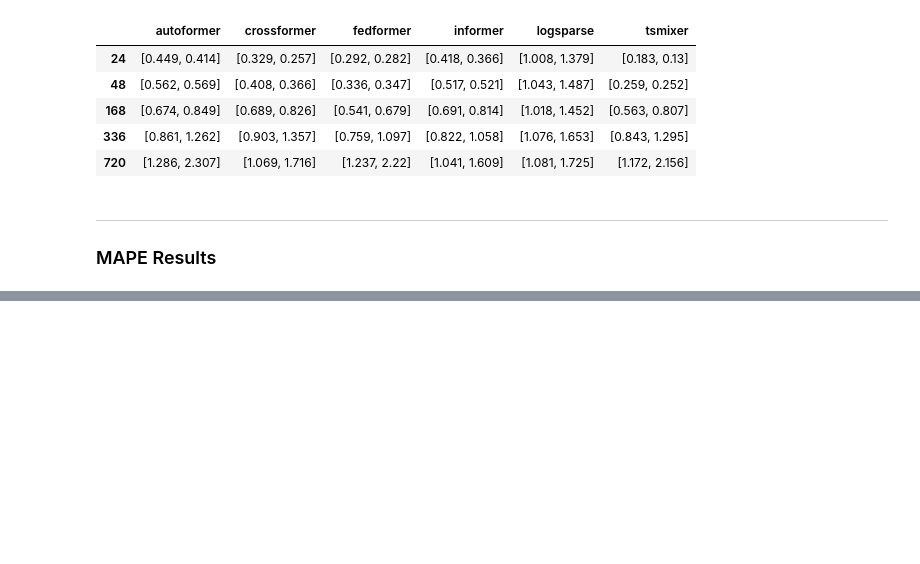
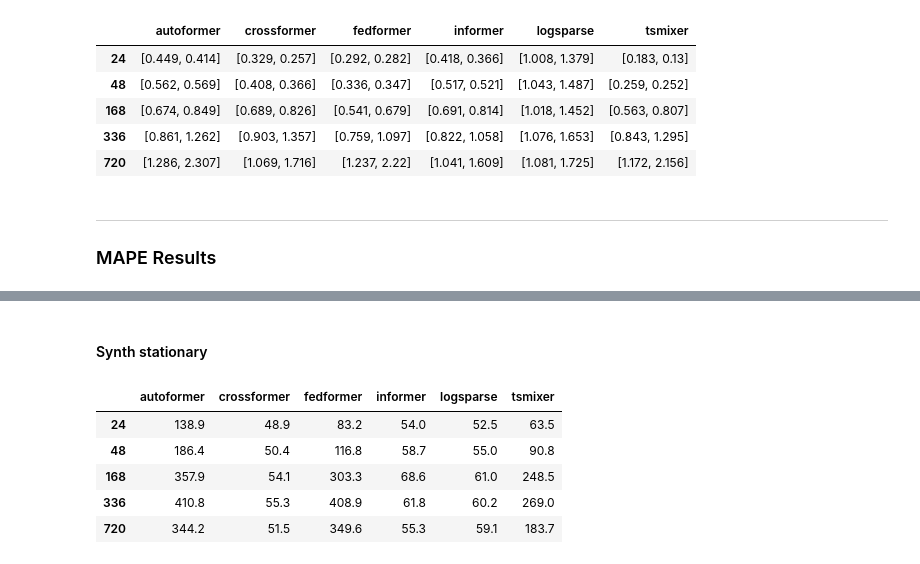
Before and after one commit to anasashb/TransformersEnergyTS, a Jupyter notebook: result_analysis.ipynb, the cells around one changed output, grey strips where cells are left out. Cells and saved outputs as stored; diff of their text form; code cells hidden in the pictures; blank space fills up the shorter version.

```diff
--- a/result_analysis.ipynb
+++ b/result_analysis.ipynb
@@ -718,0 +1109,18 @@ results_synth_mulrev
+# %% [markdown]
+#### Synth stationary
+# %%
+mape_synth = pd.DataFrame(columns = list_models)
+for i , length in enumerate(list_lengths) :
+    mape_synth.loc[i] = [np.round(autoformer_synth['pred_len' + str(length)][2]*100,2) , np.round(crossformer_synth['pred_len' + str(length)][2]*100,2) ,
+                               np.round(fedformer_synth['pred_len' + str(length)][2]*100,2) , np.round(informer_synth['pred_len' + str(length)][2]*100,2) ,
+                               np.round(logsparse_synth['pred_len' + str(length)][2]*100,2) , np.round(tsmixer_synth['pred_len' + str(length)][2]*100,2)]
+mape_synth.index = list_lengths
+
+mape_synth
+# %% [output]
+|  | autoformer | crossformer | fedformer | informer | logsparse | tsmixer |
+| 24 | 138.9 | 48.9 | 83.2 | 54.0 | 52.5 | 63.5 |
+| 48 | 186.4 | 50.4 | 116.8 | 58.7 | 55.0 | 90.8 |
+| 168 | 357.9 | 54.1 | 303.3 | 68.6 | 61.0 | 248.5 |
+| 336 | 410.8 | 55.3 | 408.9 | 61.8 | 60.2 | 269.0 |
+| 720 | 344.2 | 51.5 | 349.6 | 55.3 | 59.1 | 183.7 |
```
Also changed, not shown: parts of 27 cells of this notebook, 2 other files.
